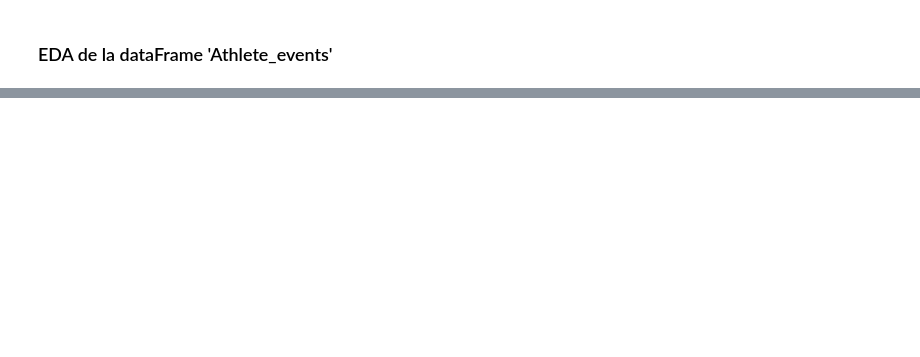
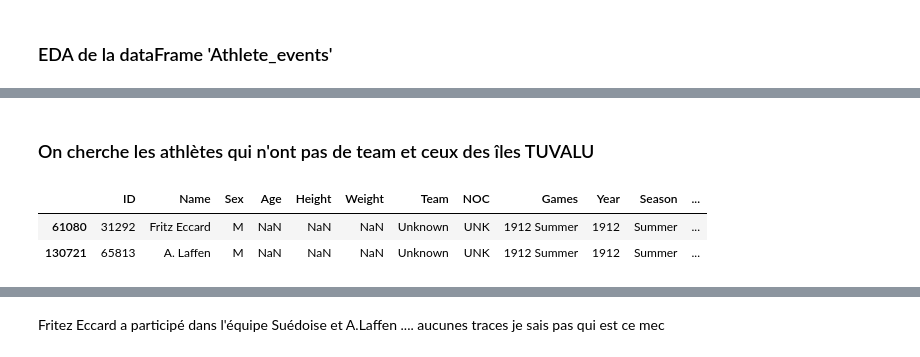
Before and after one commit to nastoo/tp-methodes-pour-analytique, a Jupyter notebook: Projet_FLO.ipynb, the cells around one changed output, grey strips where cells are left out. Saved outputs shown, nothing was run; the diff lists cells and outputs as text; code cells hidden in the pictures; blank space fills up the shorter version.

```diff
--- a/Projet_FLO.ipynb
+++ b/Projet_FLO.ipynb
@@ -52,0 +51,8 @@ In [14] used 4.2 MiB RAM in 0.14s (system mean cpu 16%, single max cpu 29%), pea
+# %% [markdown]
+### On cherche les athlètes qui n'ont pas de team et ceux des îles TUVALU
+# %%
+df_athlete[df_athlete['NOC']=='UNK']
+# %% [output]
+|  | ID | Name | Sex | Age | Height | Weight | Team | NOC | Games | Year | Season | ... |
+| 61080 | 31292 | Fritz Eccard | M | NaN | NaN | NaN | Unknown | UNK | 1912 Summer | 1912 | Summer | ... |
+| 130721 | 65813 | A. Laffen | M | NaN | NaN | NaN | Unknown | UNK | 1912 Summer | 1912 | Summer | ... |
@@ -52,0 +60,2 @@ In [14] used 4.2 MiB RAM in 0.14s (system mean cpu 16%, single max cpu 29%), pea
+# %% [markdown]
+Fritez Eccard a participé dans l'équipe Suédoise et A.Laffen .... aucunes traces je sais pas qui est ce mec
```
Also changed, not shown: parts of 34 cells of this notebook, 1 other file.
